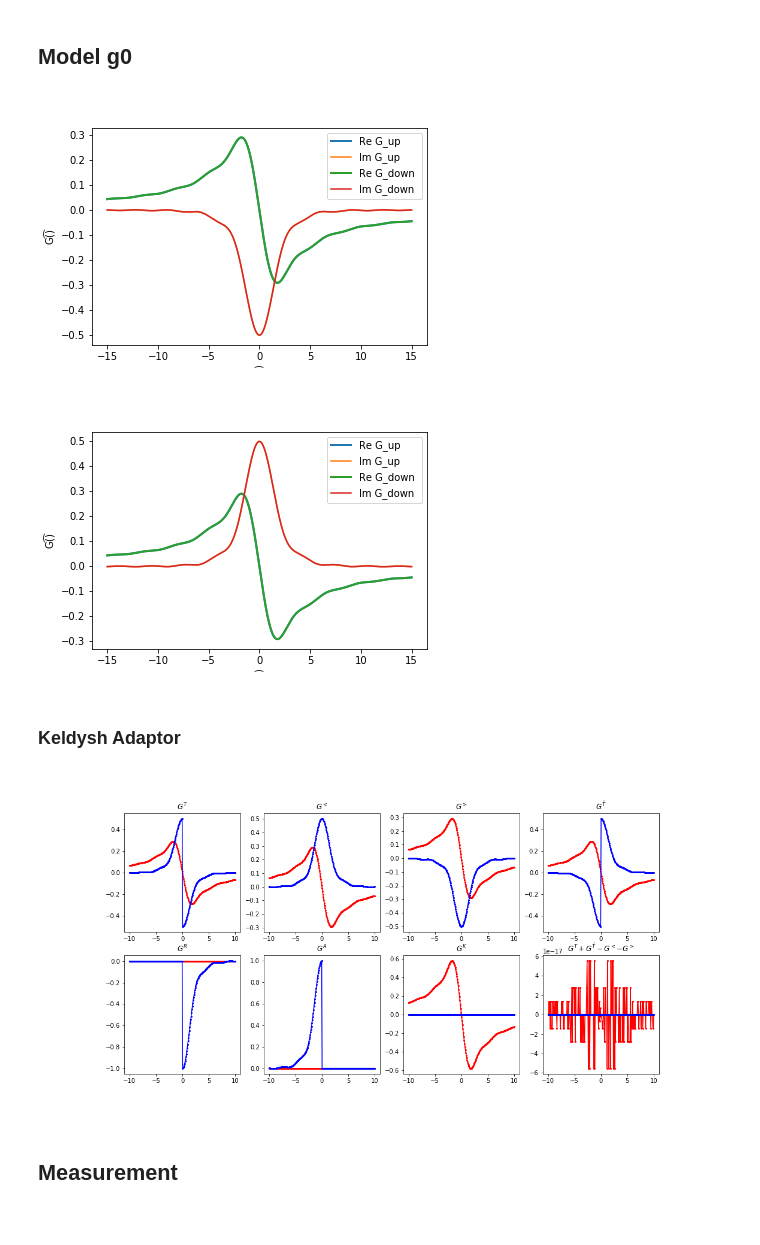
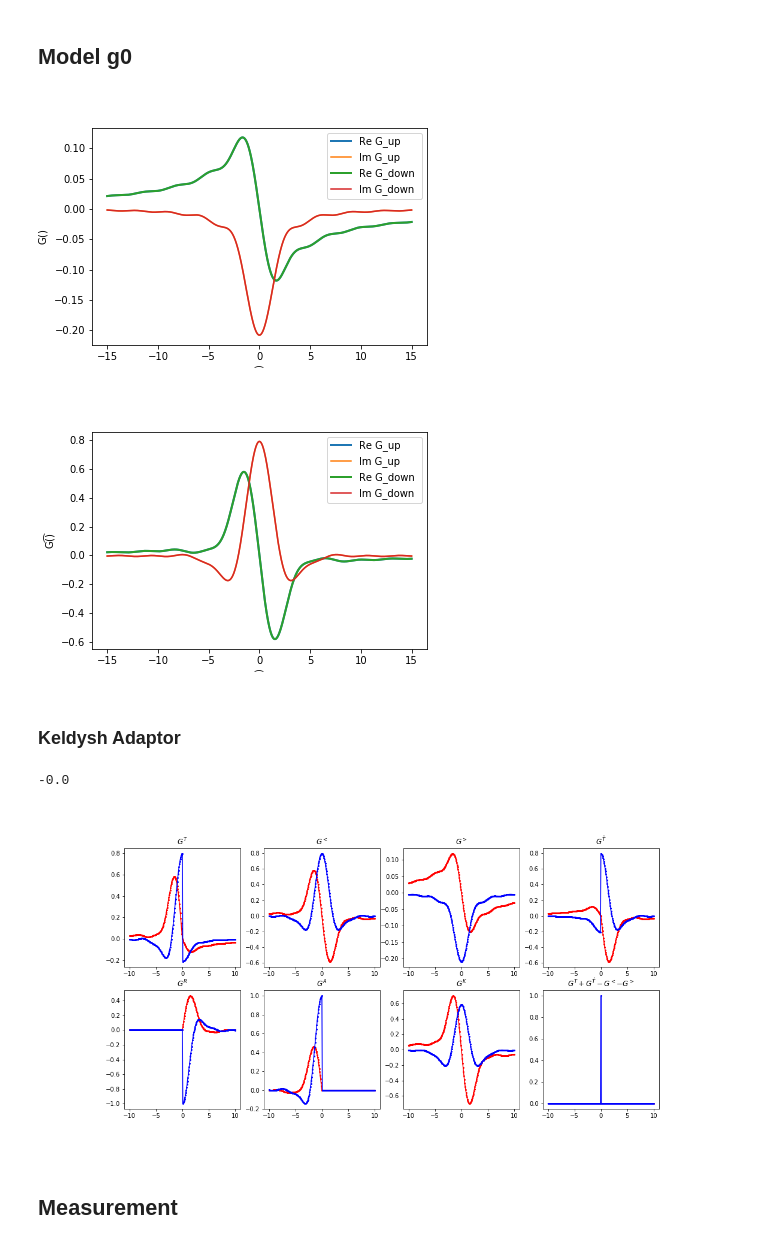
Before and after one commit to macekmar/keldy, a Jupyter notebook: notebooks/Keldy-Impurity-OneBand-Plasma.ipynb, the cells around one changed output. Cells and saved outputs as stored; diff of their text form; code cells hidden in the pictures.

```diff
--- a/notebooks/Keldy-Impurity-OneBand-Plasma.ipynb
+++ b/notebooks/Keldy-Impurity-OneBand-Plasma.ipynb
@@ -43,8 +43,6 @@ def f_colorlist(i, offset = 0, cycle = color_list_limit):
 
 def f_markslist(i, offset = 0, cycle = color_list_limit):
     return markslist[((i+offset)%cycle)]
-# %%
-mpl.rcParams.update(phd_plot_style.revtex_rc_active)
 # %% [markdown]
 ### Keldy Import
 # %%
@@ -58,22 +56,23 @@ import keldy.impurity_oneband_module as k_imp
 anderson_param = {
     "beta": 10000.0,
     "bias_V" : 0.0,
-    "eps_d": -0.0,
+    "eps_d": -0.5,
     "Gamma": 0.25,
     "time_max": +500.0,
-    "nr_time_points_gf": int(1e7),
+    "alpha": -0.0,
+    "nr_time_points_gf": int(1e6),
     "bath_type": "semicircle"
 }
 # %%
-g0 = k_imp.G0Model(**anderson_param)
+g0 = k_imp.G0Model(anderson_param)
 # %%
 oplot(g0.g0_greater, '-', linewidth=2, x_window=(-15,15))
 # %% [output]
-[figure, old version]
+[figure, new version]
 # %%
 oplot(g0.g0_lesser, '-', linewidth=2, x_window=(-15,15))
 # %% [output]
-[figure, old version]
+[figure, new version]
 # %% [markdown]
 ### Keldysh Adaptor
 # %%
@@ -82,0 +80,4 @@ g0K = k_imp.G0KeldyshContourT(g0)
+# %%
+g0K.model.param_['alpha']
+# %% [output]
+-0.0
@@ -83,40 +86,40 @@ g0K = k_imp.G0KeldyshContourT(g0)
 # %%
 fig = plt.figure(figsize=(16,8))
 
-t = np.linspace(-10,10,250)
+t = np.linspace(-10,10,251)
 
 g_ff = np.zeros(len(t), dtype='c16')
 g_fb = np.zeros(len(t), dtype='c16')
 g_bf = np.zeros(len(t), dtype='c16')
 g_bb = np.zeros(len(t), dtype='c16')
 gR = np.zeros(len(t), dtype='c16')
 gA = np.zeros(len(t), dtype='c16')
 gK = np.zeros(len(t), dtype='c16')
 g_cancel = np.zeros(len(t), dtype='c16')
 
 for i in range(len(t)):
-    g_ff[i]  = g0K(k_imp.GfIndexT(t[i], 0, 0), k_imp.GfIndexT(0, 0, 0), 0,0)
-    g_fb[i]  = g0K(k_imp.GfIndexT(t[i], 0, 0), k_imp.GfIndexT(0, 0, 1), 0,0)
-    g_bf[i]  = g0K(k_imp.GfIndexT(t[i], 0, 1), k_imp.GfIndexT(0, 0, 0), 0,0)
-    g_bb[i]  = g0K(k_imp.GfIndexT(t[i], 0, 1), k_imp.GfIndexT(0, 0, 1), 0,0)
+    g_ff[i]  = g0K(k_imp.GfIndexT(t[i], 0, 0, 0), k_imp.GfIndexT(0, 0, 0, z0))
+    g_fb[i]  = g0K(k_imp.GfIndexT(t[i], 0, 0, 0), k_imp.GfIndexT(0, 0, 1, 0))
+    g_bf[i]  = g0K(k_imp.GfIndexT(t[i], 0, 1, 0), k_imp.GfIndexT(0, 0, 0, 0))
+    g_bb[i]  = g0K(k_imp.GfIndexT(t[i], 0, 1, 0), k_imp.GfIndexT(0, 0, 1, 0))
 
     gR[i]  = g_ff[i] - g_fb[i]
     gA[i]  = g_ff[i] - g_bf[i]
-    gK[i]  = g_ff[i] + g_bb[i]
+    gK[i]  = g_fb[i] + g_bf[i]
 
     g_cancel[i] = g_ff[i] + g_bb[i] - g_bf[i] - g_fb[i]
 
 plt_list = [(g_ff, "$G^T$"), (g_fb, "$G^<$"), (g_bf, "$G^>$"), (g_bb, r"$G^{\hat{T}}$"), (gR, "$G^R$"), (gA, "$G^A$"), (gK, "$G^K$"), (g_cancel, "$G^T + G^{\hat{T}} - G^< - G^>$")]
 for (i_p, (fun, label)) in enumerate(plt_list):
     ax0 = plt.subplot(2,4,i_p + 1)
     ax0.plot(t, fun.real, marker='o', markersize=2, color='red')
     ax0.plot(t, fun.imag, marker='o', markersize=2, color='blue')
     ax0.set_title(label)
 #     ax0.set_scale.
 
 plt.show()
 # %% [output]
-[figure, old version]
+[figure, new version]
 # %% [markdown]
 ## Measurement
 # %%
```
Also changed, not shown: parts of 2 cells of this notebook.
